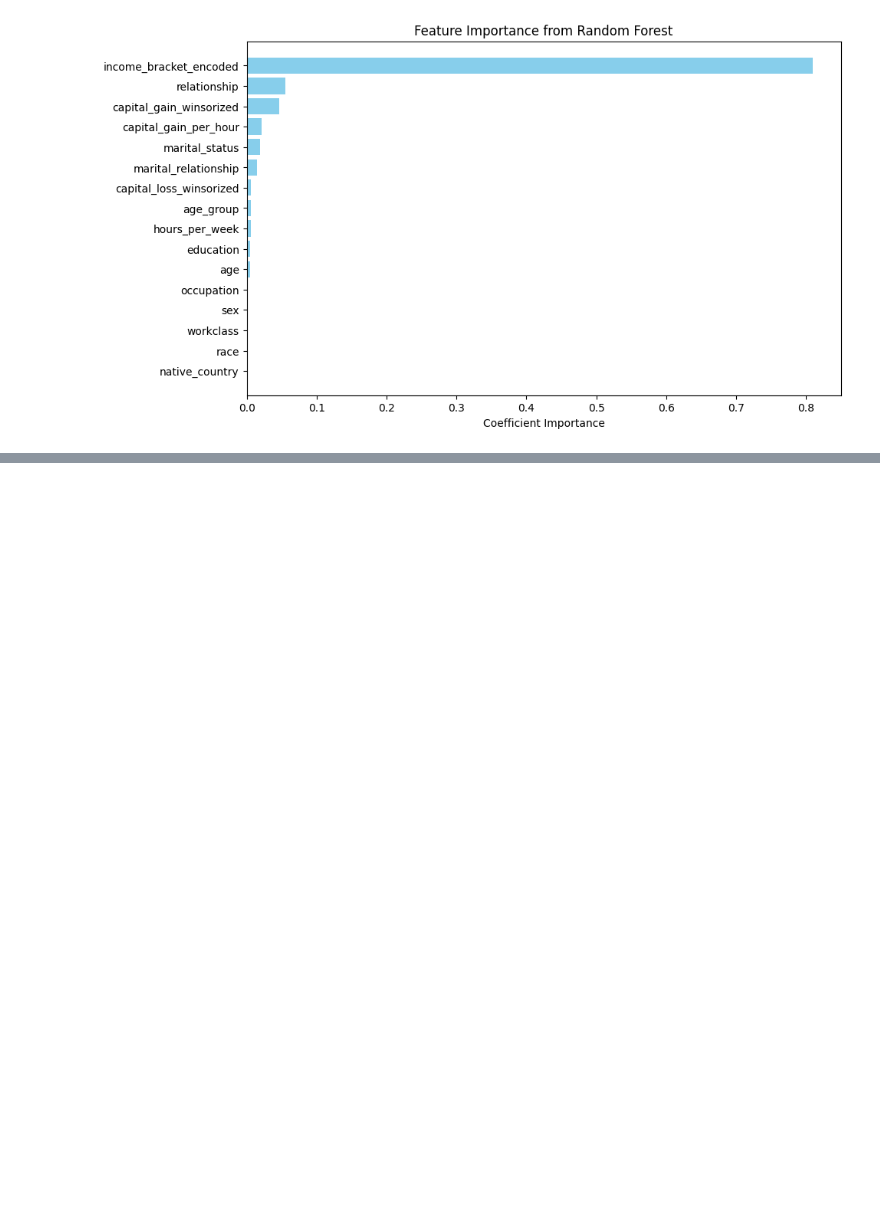
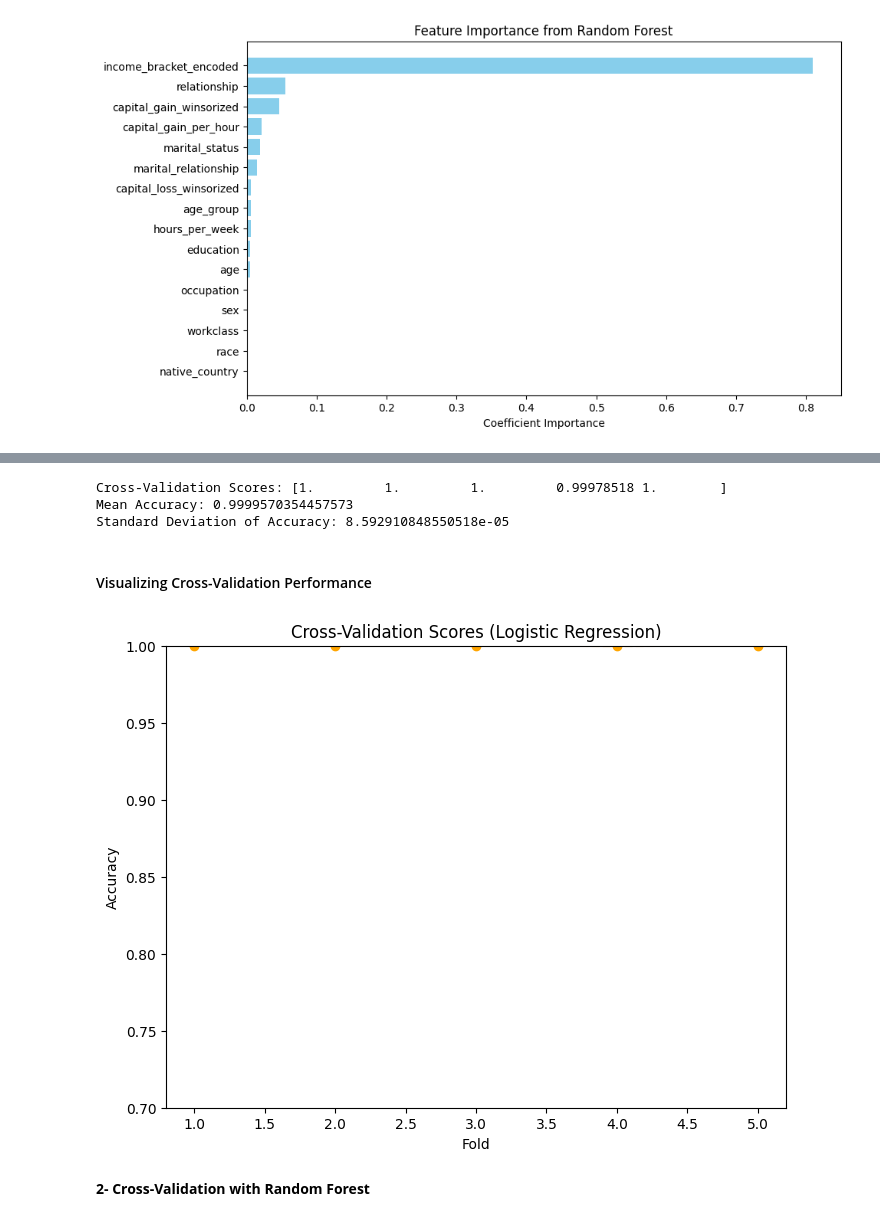
Before and after one commit to shahdhassan4601/Analysing-Census-Adult-Income-Dataset, a Jupyter notebook: CensusAdultIncome(ToolsProject).ipynb, the cells around one changed output, grey strips where cells are left out. Saved outputs shown, nothing was run; the diff lists cells and outputs as text; code cells hidden in the pictures; blank space fills up the shorter version.

Commit message:
[ADD]: add cross validation for the ML algorithms

```diff
--- a/CensusAdultIncome(ToolsProject).ipynb
+++ b/CensusAdultIncome(ToolsProject).ipynb
@@ -876,0 +882,32 @@ plt.show()
+# %%
+# Initialize Logistic Regression
+log_reg = LogisticRegression(max_iter=1000, random_state=42)
+
+# Perform Cross-Validation
+cv_scores = cross_val_score(log_reg, X_train, y_train, cv=5, scoring='accuracy')  # 5-Fold Cross-Validation
+
+# Evaluate Performance
+print("Cross-Validation Scores:", cv_scores)
+print("Mean Accuracy:", np.mean(cv_scores))
+print("Standard Deviation of Accuracy:", np.std(cv_scores))
+# %% [output]
+Cross-Validation Scores: [1.         1.         1.         0.99978518 1.        ]
+Mean Accuracy: 0.9999570354457573
+Standard Deviation of Accuracy: 8.592910848550518e-05
+# %% [markdown]
+#### Visualizing Cross-Validation Performance
+# %%
+import matplotlib.pyplot as plt
+
+# Plot Cross-Validation Scores
+plt.figure(figsize=(8, 6))
+plt.plot(range(1, len(cv_scores) + 1), cv_scores, marker='o', linestyle='--', color='orange')
+plt.title('Cross-Validation Scores (Logistic Regression)')
+plt.xlabel('Fold')
+plt.ylabel('Accuracy')
+plt.ylim(0.7, 1.0)
+plt.show()
+# %% [output]
+[figure, added]
+# %% [markdown]
+**2- Cross-Validation with Random Forest**
```
Also changed, not shown: parts of 7 cells of this notebook.
